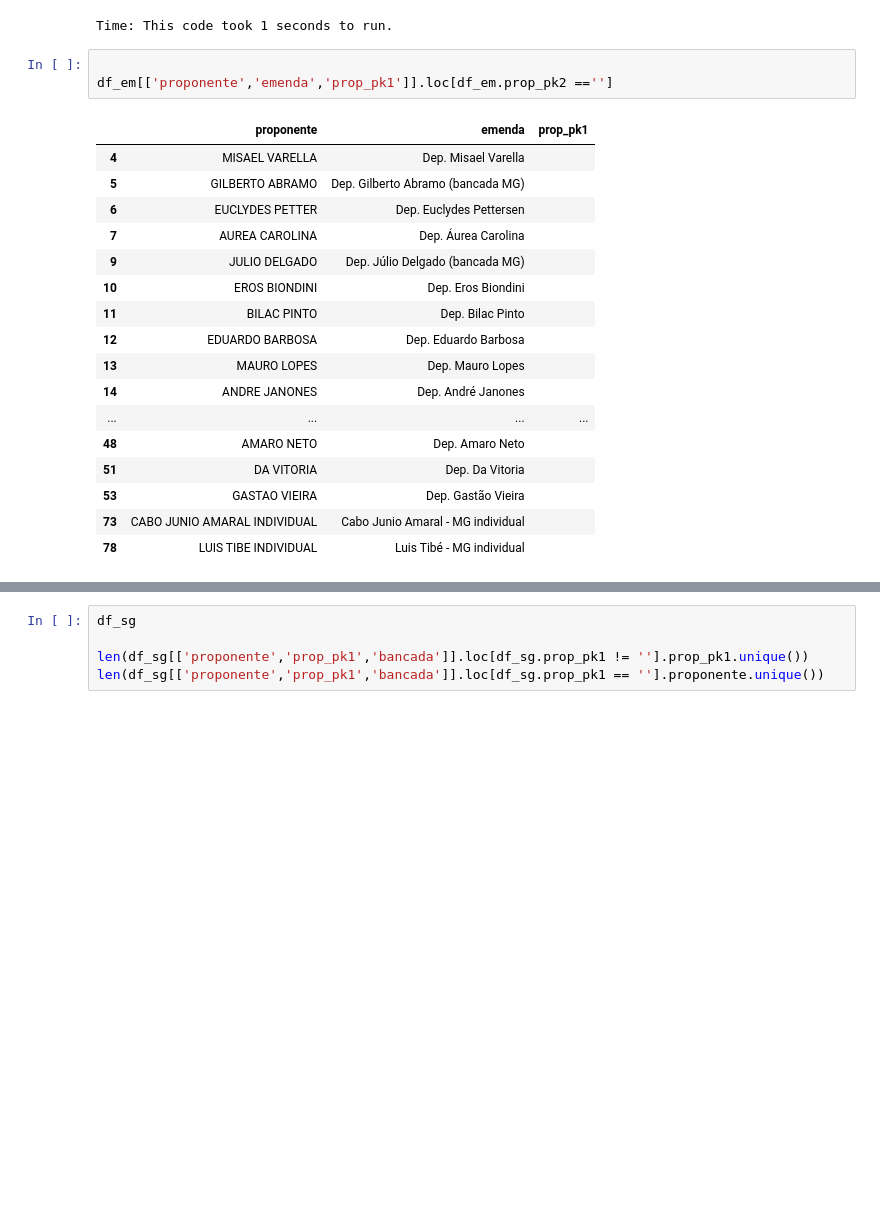
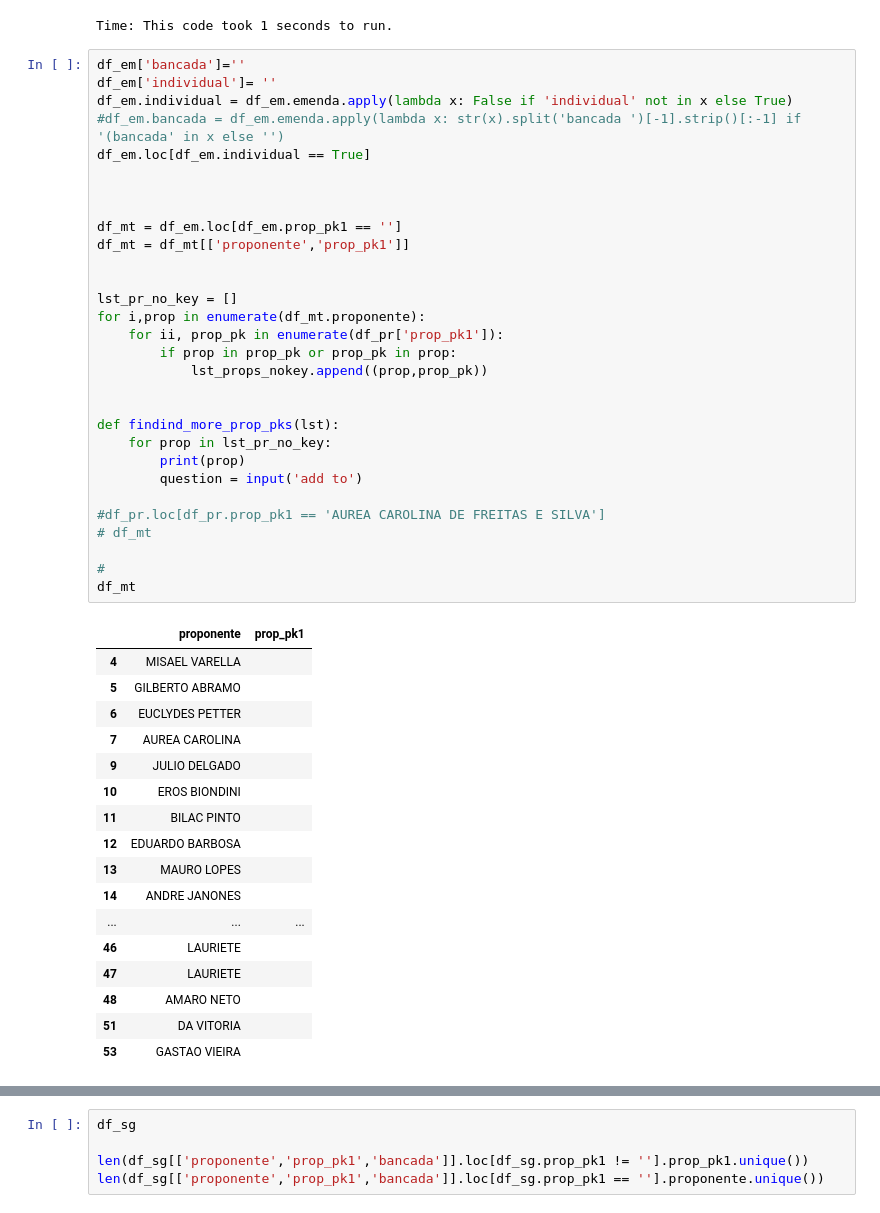
Before and after one commit to robertomdiniz5/Projeto-Controle-Financeiro-GESAC, a Jupyter notebook: controle_financeiro_gesac.ipynb, the cells around one changed output, grey strips where cells are left out. Drawn from its saved outputs; the diff is of its cells as text; blank space fills up the shorter version.

```diff
--- a/controle_financeiro_gesac.ipynb
+++ b/controle_financeiro_gesac.ipynb
@@ -300,24 +303,51 @@ df_an.fillna(0,inplace=True)
 end_time = time(); print(f'Time: This code took {ceil(end_time-start_time)} seconds to run.'); total_time += end_time-start_time
 # %% [output]
 Time: This code took 1 seconds to run.
-# %%
-
-df_em[['proponente','emenda','prop_pk1']].loc[df_em.prop_pk2 =='']
-# %% [output]
-|  | proponente | emenda | prop_pk1 |
-| 4 | MISAEL VARELLA | Dep. Misael Varella |  |
-| 5 | GILBERTO ABRAMO | Dep. Gilberto Abramo (bancada MG) |  |
-| 6 | EUCLYDES PETTER | Dep. Euclydes Pettersen |  |
-| 7 | AUREA CAROLINA | Dep. Áurea Carolina |  |
-| 9 | JULIO DELGADO | Dep. Júlio Delgado (bancada MG) |  |
-| 10 | EROS BIONDINI | Dep. Eros Biondini |  |
-| 11 | BILAC PINTO | Dep. Bilac Pinto |  |
-| 12 | EDUARDO BARBOSA | Dep. Eduardo Barbosa |  |
-| 13 | MAURO LOPES | Dep. Mauro Lopes |  |
-| 14 | ANDRE JANONES | Dep. André Janones |  |
-| ... | ... | ... | ... |
-| 48 | AMARO NETO | Dep. Amaro Neto |  |
-| 51 | DA VITORIA | Dep. Da Vitoria |  |
-| 53 | GASTAO VIEIRA | Dep. Gastão Vieira |  |
-| 73 | CABO JUNIO AMARAL INDIVIDUAL | Cabo Junio Amaral - MG individual |  |
-| 78 | LUIS TIBE INDIVIDUAL | Luis Tibé - MG individual |  |
+# %%
+df_em['bancada']=''
+df_em['individual']= ''
+df_em.individual = df_em.emenda.apply(lambda x: False if 'individual' not in x else True)
+#df_em.bancada = df_em.emenda.apply(lambda x: str(x).split('bancada ')[-1].strip()[:-1] if '(bancada' in x else '')
+df_em.loc[df_em.individual == True]
+
+
+
+df_mt = df_em.loc[df_em.prop_pk1 == '']
+df_mt = df_mt[['proponente','prop_pk1']]
+
+
+lst_pr_no_key = []
+for i,prop in enumerate(df_mt.proponente):
+    for ii, prop_pk in enumerate(df_pr['prop_pk1']):
+        if prop in prop_pk or prop_pk in prop:
+            lst_props_nokey.append((prop,prop_pk))
+
+
+def findind_more_prop_pks(lst):
+    for prop in lst_pr_no_key:
+        print(prop)
+        question = input('add to')
+
+#df_pr.loc[df_pr.prop_pk1 == 'AUREA CAROLINA DE FREITAS E SILVA']
+# df_mt
+
+#
+df_mt
+# %% [output]
+|  | proponente | prop_pk1 |
+| 4 | MISAEL VARELLA |  |
+| 5 | GILBERTO ABRAMO |  |
+| 6 | EUCLYDES PETTER |  |
+| 7 | AUREA CAROLINA |  |
+| 9 | JULIO DELGADO |  |
+| 10 | EROS BIONDINI |  |
+| 11 | BILAC PINTO |  |
+| 12 | EDUARDO BARBOSA |  |
+| 13 | MAURO LOPES |  |
+| 14 | ANDRE JANONES |  |
+| ... | ... | ... |
+| 46 | LAURIETE |  |
+| 47 | LAURIETE |  |
+| 48 | AMARO NETO |  |
+| 51 | DA VITORIA |  |
+| 53 | GASTAO VIEIRA |  |
```
Also changed, not shown: parts of 8 cells of this notebook, 21 other files.
